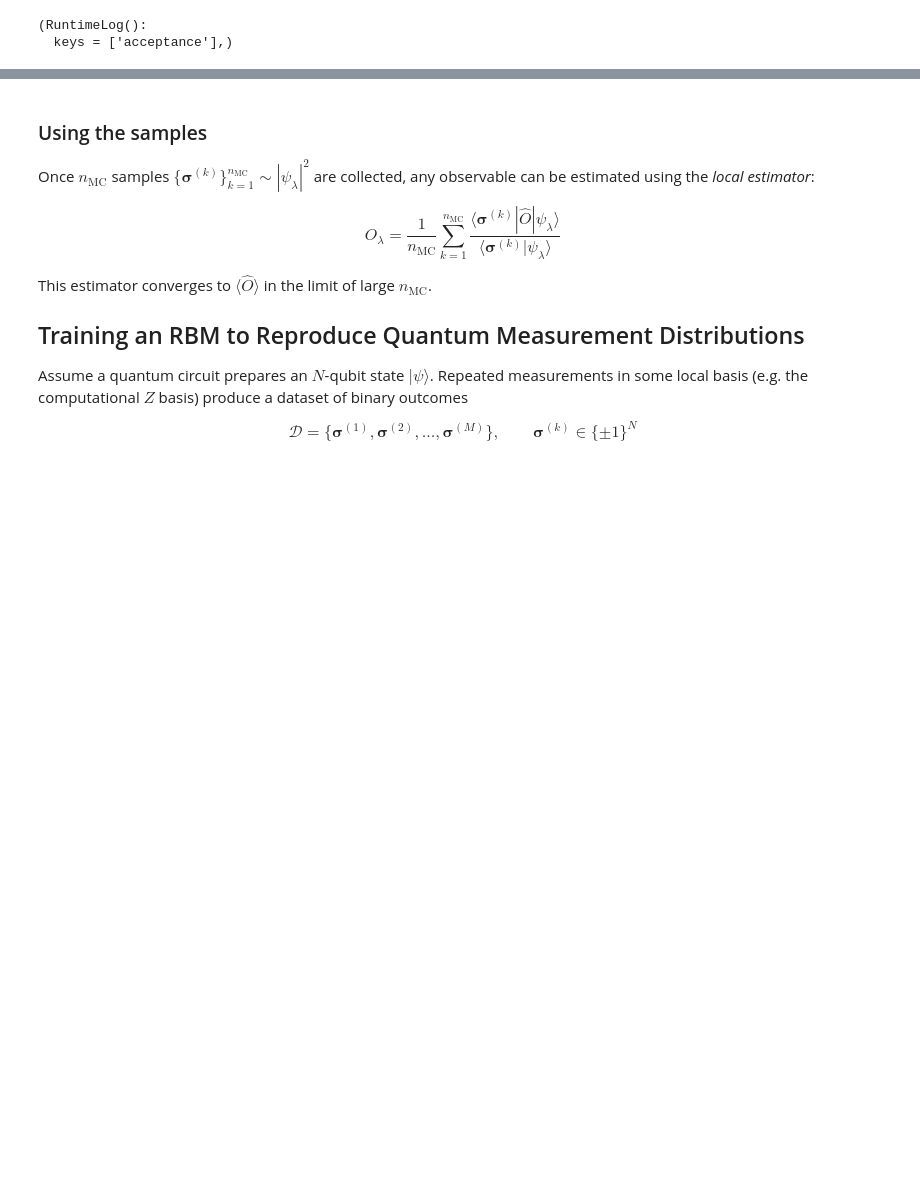
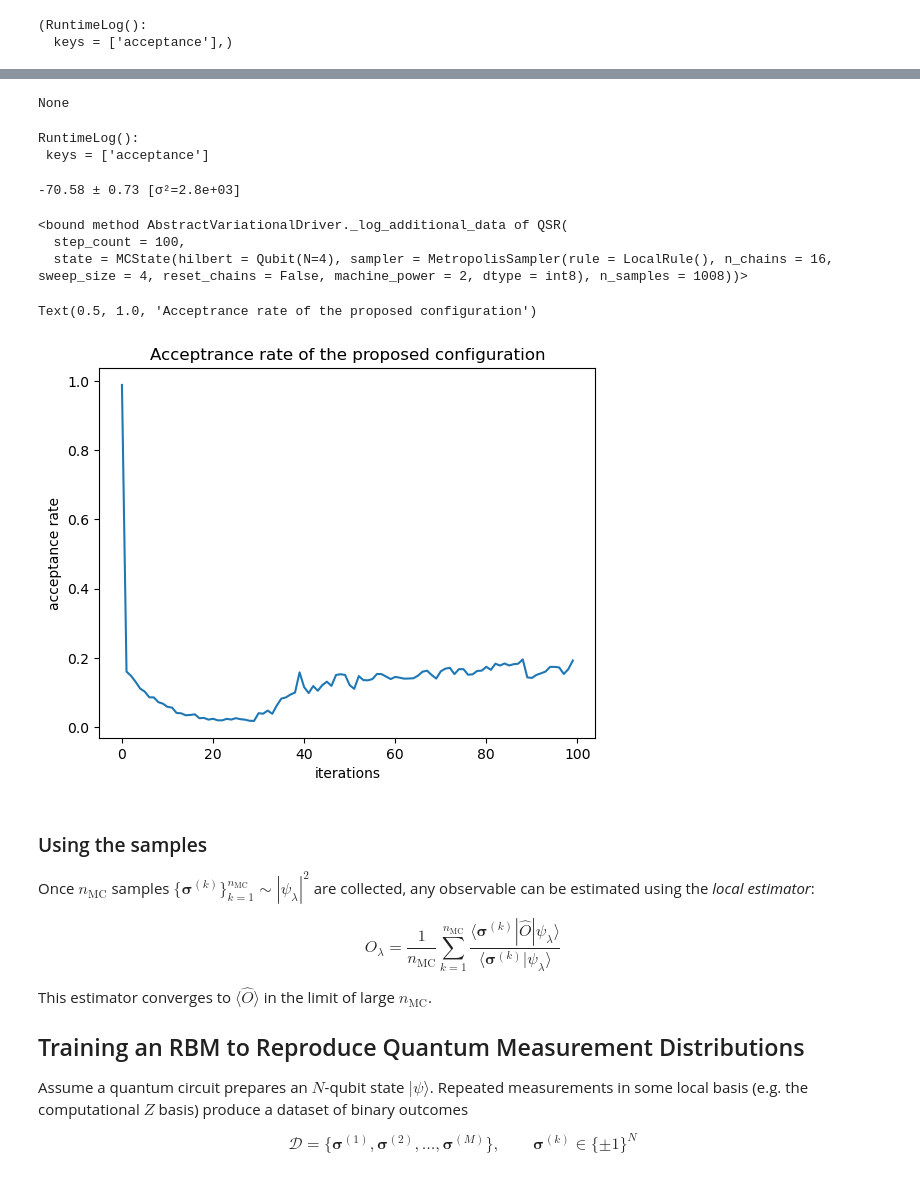
Before and after one commit to BrianNGitahi/ML-Quantum-Methods, a Jupyter notebook: Notebooks/my_rbm.ipynb, the cells around one changed output, grey strips where cells are left out. Cells and saved outputs as stored; diff of their text form; code cells hidden in the pictures; blank space fills up the shorter version.

```diff
--- a/Notebooks/my_rbm.ipynb
+++ b/Notebooks/my_rbm.ipynb
@@ -718,3 +726,33 @@ driver.run(n_iter=100, out=logger)
+# %%
+print(loss_steps)
+# %% [output]
+None
+# %%
+print(logger)
+# %% [output]
+RuntimeLog():
+ keys = ['acceptance']
+# %%
+loss = driver.nll_whole_training_set(return_stats=True)
+print(loss)
+# %% [output]
+-70.58 ± 0.73 [σ²=2.8e+03]
+# %%
+driver._log_additional_data
+# %% [output]
+<bound method AbstractVariationalDriver._log_additional_data of QSR(
+  step_count = 100,
+  state = MCState(hilbert = Qubit(N=4), sampler = MetropolisSampler(rule = LocalRule(), n_chains = 16, sweep_size = 4, reset_chains = False, machine_power = 2, dtype = int8), n_samples = 1008))>
+# %%
+acceptance = logger["acceptance"]
+# %%
+plt.plot(range(len(acceptance)), acceptance)
+plt.xlabel("iterations")
+plt.ylabel("acceptance rate")
+plt.title("Acceptrance rate of the proposed configuration")
+# %% [output]
+Text(0.5, 1.0, 'Acceptrance rate of the proposed configuration')
+[figure, added]
 # %%
 # find way to output the loss
 
```
Also changed, not shown: parts of 6 cells of this notebook, 3 other files.
